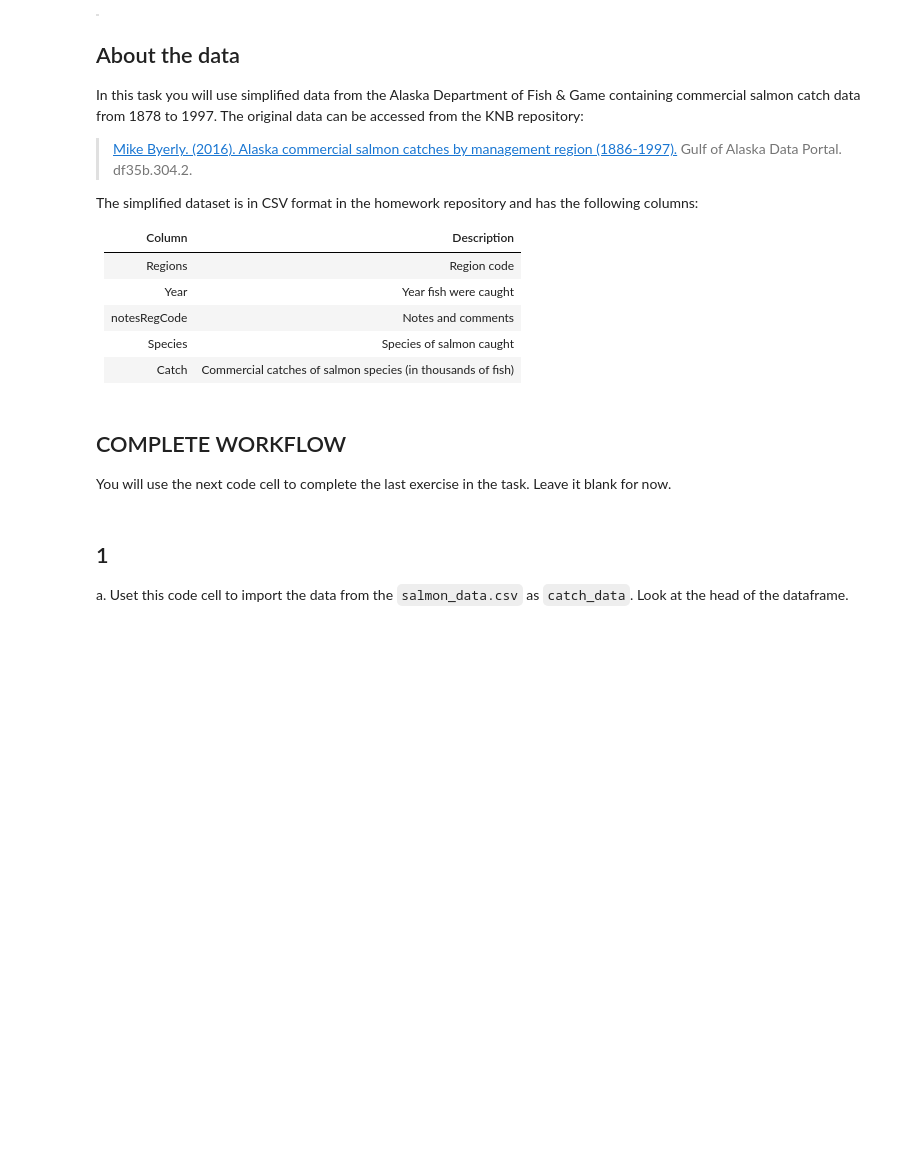
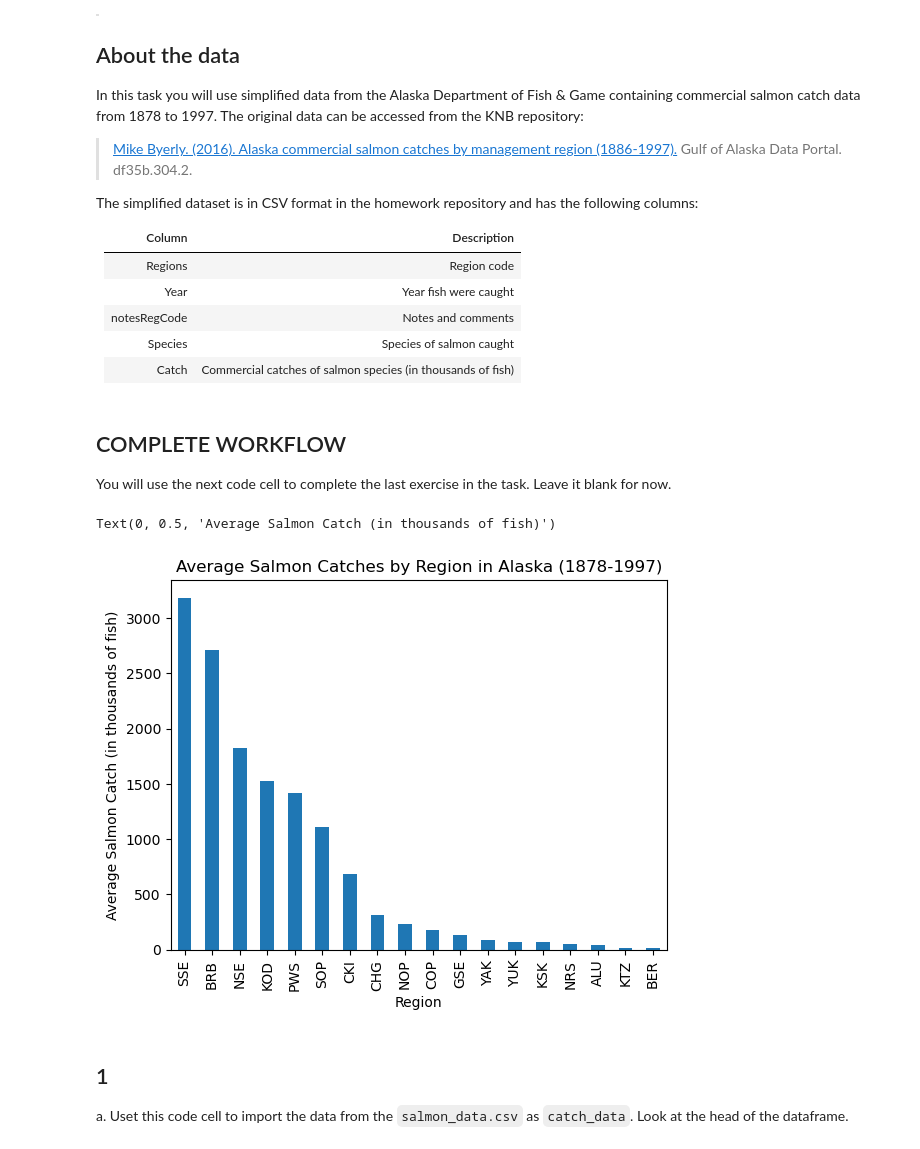
Before and after one commit to katleyq/eds220-hwk2, a Jupyter notebook: hwk2-task2-salmon.ipynb, the cells around one changed output. Saved outputs shown, nothing was run; the diff lists cells and outputs as text; code cells hidden in the pictures; blank space fills up the shorter version.

```diff
--- a/hwk2-task2-salmon.ipynb
+++ b/hwk2-task2-salmon.ipynb
@@ -53,3 +51,35 @@ You will use the next code cell to complete the last exercise in the task. Leave
+# %%
+# FINAL CODE
+
+# Import pandas
+import pandas as pd
+
+# a. Read in byerlySalmonByRegion.csv from data folder of repository
+catch_data = pd.read_csv("data/salmon_data.csv")
+
+# Filter catch_data to observation where Catch == "I", then change it to 1
+catch_data.loc[catch_data.Catch == 'I', 'Catch'] = 1
+
+# Convert Catch column to int64 then reassign to Catch column of catch_data
+catch_data['Catch'] = catch_data['Catch'].astype('int64')
+
+# Group catch_data by Region, take the mean of the Catch column, then store output as a dataframe
+avg_region = pd.DataFrame((catch_data.groupby('Region')['Catch'].mean()))
+
+# Group catch_data by Region, take the mean of the Catch column, then store output as a dataframe
+avg_region = pd.DataFrame((catch_data.groupby('Region')['Catch'].mean()))
+
+# Create bar plot of descending salmon catch by region
+plot = (avg_region.sort_values('Catch', ascending=False)
+ .plot(kind='bar', y='Catch', legend=False))
+
+# Set title, xlabel, and ylabel for plot
+plot.set_title("Average Salmon Catches by Region in Alaska (1878-1997)")
+plot.set_xlabel("Region")
+plot.set_ylabel("Average Salmon Catch (in thousands of fish)")
+# %% [output]
+Text(0, 0.5, 'Average Salmon Catch (in thousands of fish)')
+[figure, added]
 # %% [markdown]
 ## 1
 
```
Also changed, not shown: parts of 23 cells of this notebook.
